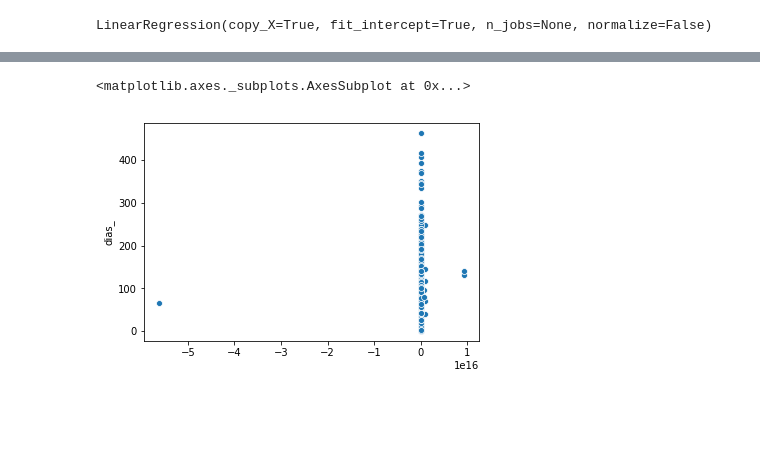
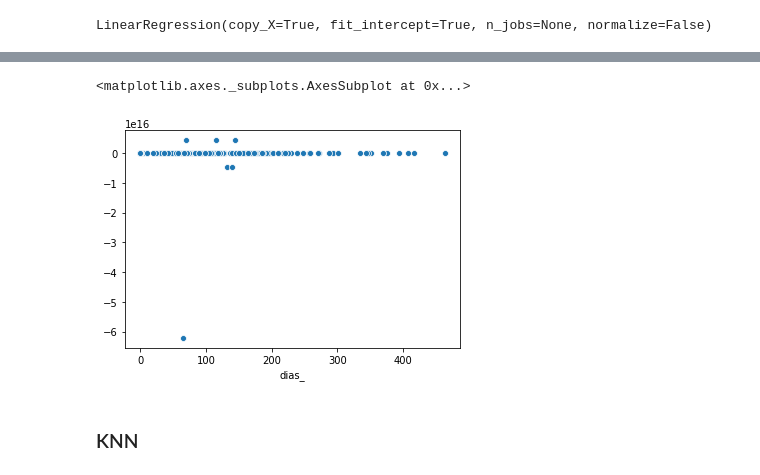
Before and after one commit to ilcarbo/robo_autos, a Jupyter notebook: tiempo_recu.ipynb, the cells around one changed output, grey strips where cells are left out. Cells and saved outputs as stored; diff of their text form; code cells hidden in the pictures; blank space fills up the shorter version.

```diff
--- a/tiempo_recu.ipynb
+++ b/tiempo_recu.ipynb
@@ -154,7 +154,7 @@ Index(['registro_seccional_provincia', 'automotor_origen',
 prov_dummie= pd.get_dummies(recup.registro_seccional_provincia)
 origen_dummie= pd.get_dummies(recup.automotor_origen)
 tipo_dummie= pd.get_dummies(recup.automotor_tipo_descripcion)
-#marca_dummie= pd.get_dummies(recup.automotor_marca_descripcion)
+marca_dummie= pd.get_dummies(recup.automotor_marca_descripcion)
 modelo_dummie= pd.get_dummies(recup.automotor_modelo_descripcion)
 uso_dummie= pd.get_dummies(recup.automotor_uso_descripcion)
 pais_tit_dummie = pd.get_dummies(recup.titular_pais_nacimiento)
@@ -164,7 +164,7 @@ recup['titular_pers_fisica'] = np.where(recup['titular_tipo_persona'] == 'Físic
 # %%
 recup['titular_masculino'] = np.where(recup['titular_genero'] == 'Masculino', 1, 0)
 # %%
-recup = recup.join([prov_dummie, origen_dummie, tipo_dummie,  modelo_dummie, uso_dummie, pais_tit_dummie]) #marca_dummie,
+recup = recup.join([prov_dummie, origen_dummie, tipo_dummie,  modelo_dummie, uso_dummie, pais_tit_dummie, marca_dummie]) #marca_dummie,
 # %%
 recup.drop(['registro_seccional_provincia', 'automotor_origen', 'automotor_uso_descripcion','automotor_tipo_descripcion',
         'automotor_marca_descripcion', 'automotor_modelo_descripcion','titular_pais_nacimiento',
@@ -205,5 +220,5 @@ recup[['automotor_anio_modelo','unico_duenio', 'dias_', 'dia_robo', 'mes_robo',
 # %%
-X.drop(['titular_pers_fisica', 'tit_radicado'], axis=1, inplace= True)
+X.drop(['titular_pers_fisica'], axis=1, inplace= True)
 # %%
 X.shape
 # %% [output]
@@ -277,6 +308,6 @@ from sklearn import preprocessing
 # %%
 # Train test split
-Xtrain, Xtest, ytrain, ytest = train_test_split(X, y, test_size=0.3, random_state=42)
+Xtrain, Xtest, ytrain, ytest = train_test_split(X, y, test_size=0.25, random_state=42)
 # %%
 # Escalo con el Xtrain
 scaler = preprocessing.StandardScaler().fit(Xtrain)
@@ -298,7 +331,9 @@ np.sqrt(mean_squared_error(ytest, ypred))
 # %%
-sns.scatterplot(ypred, ytest)
+sns.scatterplot(ytest, ypred)
 # %% [output]
 <matplotlib.axes._subplots.AxesSubplot at 0x...>
-[figure, old version]
+[figure, new version]
+# %% [markdown]
+### KNN
 # %%
 # KNN
```
Also changed, not shown: parts of 87 cells of this notebook, 1 other file.
